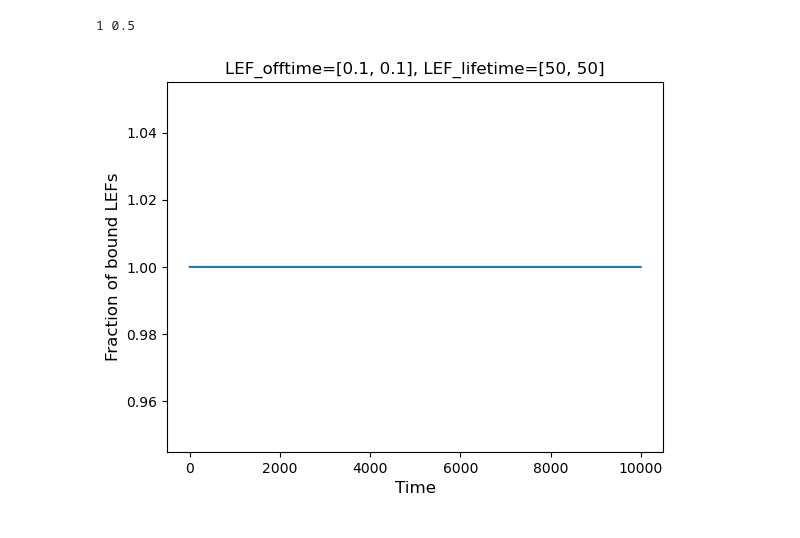
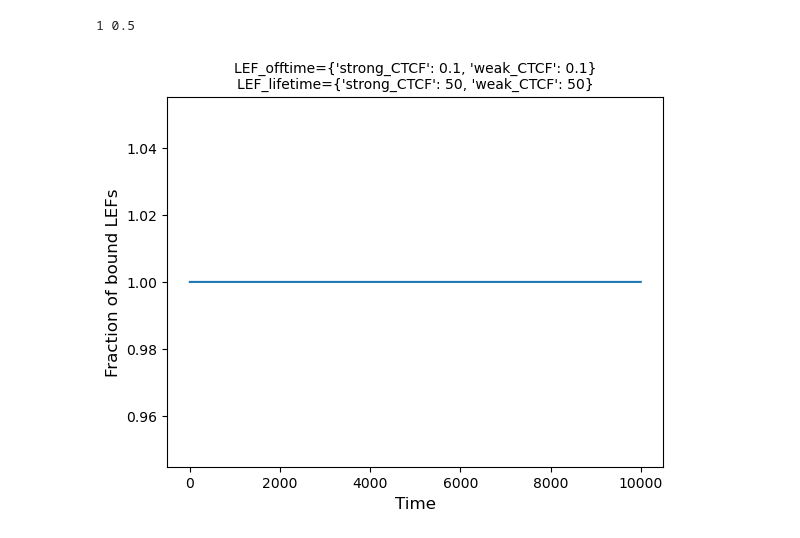
Before and after one commit to mtortora/lattice-translocators, a Jupyter notebook: examples/lattice_simulations.ipynb, the cells around one changed output. Cells and saved outputs as stored; diff of their text form; code cells hidden in the pictures.

```diff
--- a/examples/lattice_simulations.ipynb
+++ b/examples/lattice_simulations.ipynb
@@ -57,7 +70,7 @@ LEF_trans = translocator.make_translocator(LEFTranslocator.LEFTranslocator,
 # %% [markdown]
 # Running the simulation
 # %%
-trajectory_length = 1000 * paramdict['sites_per_monomer']
+trajectory_length = paramdict['steps'] * paramdict['sites_per_monomer']
 
 hist = []
 frac_bound_LEFs = np.zeros(trajectory_length)
@@ -112,9 +125,9 @@ plt.show()
 # Adding non-homogeneous CTCF boundaries
 # %%
 # Let's make some strong and weak CTCF regions
-typedict = {'strong_CTCF':0, 'weak_CTCF':1}
+type_list = ['strong_CTCF', 'weak_CTCF']
 
-site_types[:sites_per_replica//2] = typedict['strong_CTCF']
-site_types[sites_per_replica//2:] = typedict['weak_CTCF']
+site_types[:sites_per_replica//2] = type_list.index('strong_CTCF')
+site_types[sites_per_replica//2:] = type_list.index('weak_CTCF')
 # %%
 paramdict_nonuniform = {
@@ -141,12 +178,13 @@ print(CTCF_facestall[typedict['strong_CTCF']], CTCF_facestall[typedict['weak_CTC
 1 0.5
 # %%
 LEF_trans = translocator.make_translocator(LEFTranslocatorDynamicBoundary.LEFTranslocatorDynamicBoundary,
+                                           type_list,
                                            site_types,
                                            CTCF_left_positions,
                                            CTCF_right_positions,
                                            **paramdict_nonuniform)
 # %%
-trajectory_length = 1000 * paramdict_nonuniform['sites_per_monomer']
+trajectory_length = paramdict_nonuniform['steps'] * paramdict_nonuniform['sites_per_monomer']
 
 hist = []
 frac_bound_LEFs = np.zeros(trajectory_length)
@@ -161,15 +199,16 @@ for i in range(trajectory_length):
 # %%
 plt.plot(frac_bound_LEFs)
 
-plt.title('LEF_offtime=%s, LEF_lifetime=%s' % (paramdict_nonuniform['LEF_offtime'],
-                                               paramdict_nonuniform['LEF_lifetime']))
+plt.title('LEF_offtime=%s\nLEF_lifetime=%s' % (paramdict_nonuniform['LEF_offtime'],
+                                               paramdict_nonuniform['LEF_lifetime']),
+          fontsize=10)
 
 plt.xlabel('Time', fontsize=12)
 plt.ylabel('Fraction of bound LEFs', fontsize=12)
 
 plt.show()
 # %% [output]
-[figure, old version]
+[figure, new version]
 # %%
 kymograph = map_from_lefs(hist, sites_per_replica)
 
```
Also changed, not shown: parts of 13 cells of this notebook, 2 other files.
